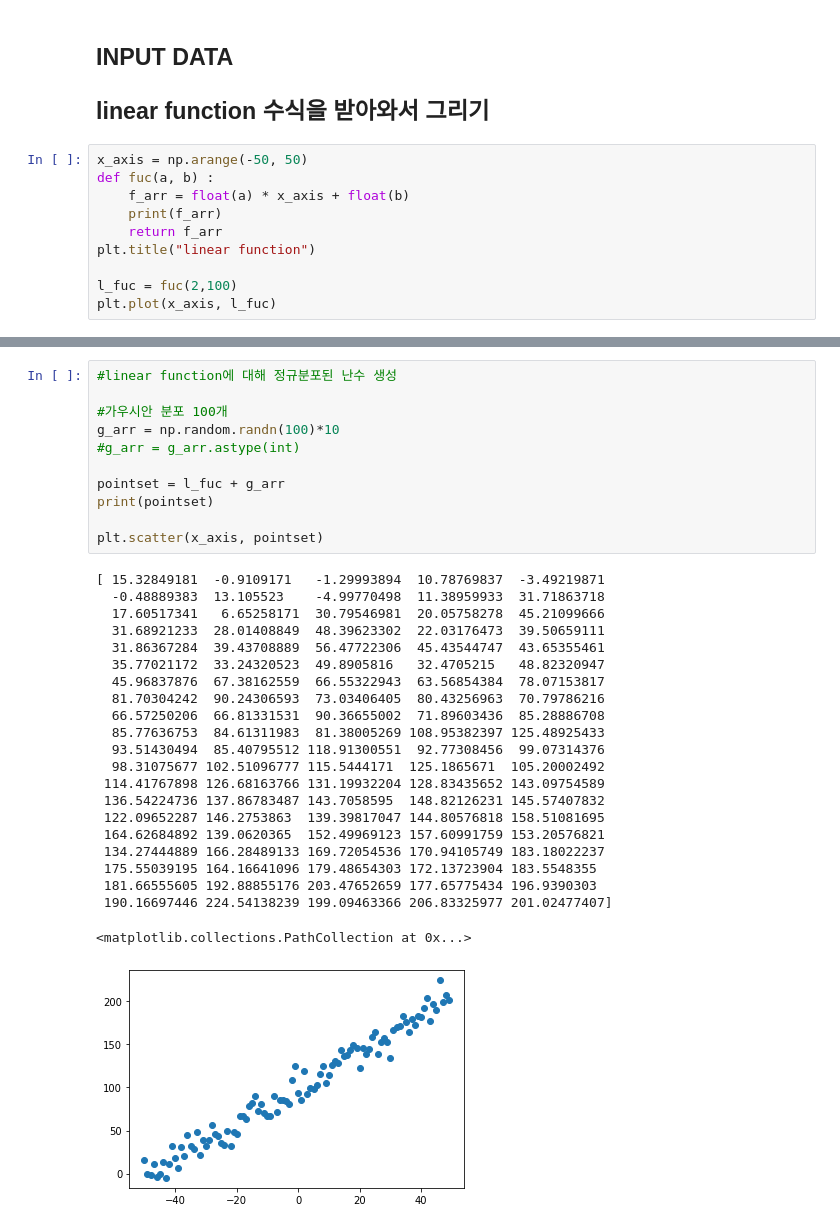
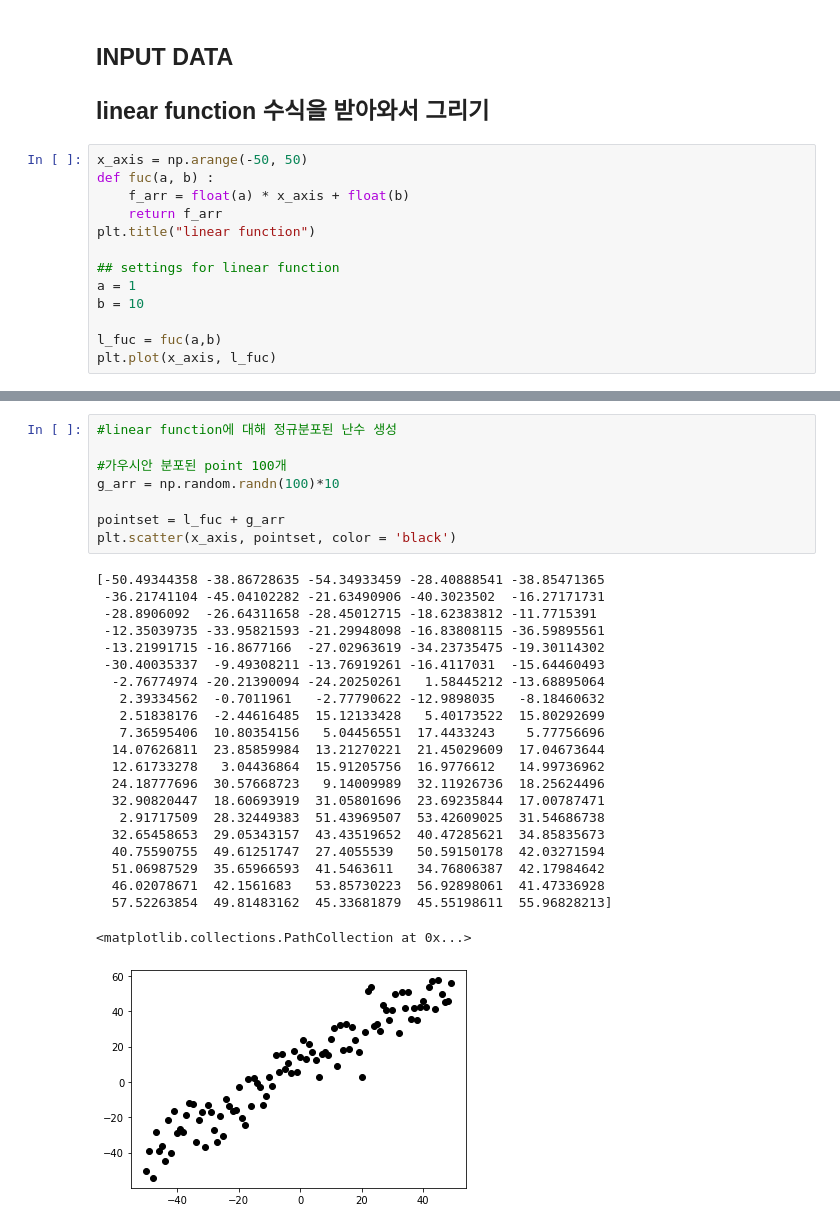
Before and after one commit to pithesun/machine_learning_cl, a Jupyter notebook: GD4linearReg.ipynb, the cells around one changed output, grey strips where cells are left out. Drawn from its saved outputs; the diff is of its cells as text.

Commit message:
change the colors of graphs and add output graph

```diff
--- a/GD4linearReg.ipynb
+++ b/GD4linearReg.ipynb
@@ -9,10 +9,13 @@ import matplotlib.pyplot as plt
 x_axis = np.arange(-50, 50)
 def fuc(a, b) :
     f_arr = float(a) * x_axis + float(b)
-    print(f_arr)
     return f_arr
 plt.title("linear function")
 
-l_fuc = fuc(2,100)
+## settings for linear function
+a = 1
+b = 10
+
+l_fuc = fuc(a,b)
 plt.plot(x_axis, l_fuc)
 # %% [output]
@@ -29,37 +32,34 @@ plt.plot(x_axis, l_fuc)
 # %%
 #linear function에 대해 정규분포된 난수 생성
 
-#가우시안 분포 100개
+#가우시안 분포된 point 100개
 g_arr = np.random.randn(100)*10
-#g_arr = g_arr.astype(int)
 
 pointset = l_fuc + g_arr
-print(pointset)
-
-plt.scatter(x_axis, pointset)
+plt.scatter(x_axis, pointset, color = 'black')
 # %% [output]
-[ 15.32849181  -0.9109171   -1.29993894  10.78769837  -3.49219871
-  -0.48889383  13.105523    -4.99770498  11.38959933  31.71863718
-  17.60517341   6.65258171  30.79546981  20.05758278  45.21099666
-  31.68921233  28.01408849  48.39623302  22.03176473  39.50659111
-  31.86367284  39.43708889  56.47722306  45.43544747  43.65355461
-  35.77021172  33.24320523  49.8905816   32.4705215   48.82320947
-  45.96837876  67.38162559  66.55322943  63.56854384  78.07153817
-  81.70304242  90.24306593  73.03406405  80.43256963  70.79786216
-  66.57250206  66.81331531  90.36655002  71.89603436  85.28886708
-  85.77636753  84.61311983  81.38005269 108.95382397 125.48925433
-  93.51430494  85.40795512 118.91300551  92.77308456  99.07314376
-  98.31075677 102.51096777 115.5444171  125.1865671  105.20002492
- 114.41767898 126.68163766 131.19932204 128.83435652 143.09754589
- 136.54224736 137.86783487 143.7058595  148.82126231 145.57407832
- 122.09652287 146.2753863  139.39817047 144.80576818 158.51081695
- 164.62684892 139.0620365  152.49969123 157.60991759 153.20576821
- 134.27444889 166.28489133 169.72054536 170.94105749 183.18022237
- 175.55039195 164.16641096 179.48654303 172.13723904 183.5548355
- 181.66555605 192.88855176 203.47652659 177.65775434 196.9390303
- 190.16697446 224.54138239 199.09463366 206.83325977 201.02477407]
+[-50.49344358 -38.86728635 -54.34933459 -28.40888541 -38.85471365
+ -36.21741104 -45.04102282 -21.63490906 -40.3023502  -16.27171731
+ -28.8906092  -26.64311658 -28.45012715 -18.62383812 -11.7715391
+ -12.35039735 -33.95821593 -21.29948098 -16.83808115 -36.59895561
+ -13.21991715 -16.8677166  -27.02963619 -34.23735475 -19.30114302
+ -30.40035337  -9.49308211 -13.76919261 -16.4117031  -15.64460493
+  -2.76774974 -20.21390094 -24.20250261   1.58445212 -13.68895064
+   2.39334562  -0.7011961   -2.77790622 -12.9898035   -8.18460632
+   2.51838176  -2.44616485  15.12133428   5.40173522  15.80292699
+   7.36595406  10.80354156   5.04456551  17.4433243    5.77756696
+  14.07626811  23.85859984  13.21270221  21.45029609  17.04673644
+  12.61733278   3.04436864  15.91205756  16.9776612   14.99736962
+  24.18777696  30.57668723   9.14009989  32.11926736  18.25624496
+  32.90820447  18.60693919  31.05801696  23.69235844  17.00787471
+   2.91717509  28.32449383  51.43969507  53.42609025  31.54686738
+  32.65458653  29.05343157  43.43519652  40.47285621  34.85835673
+  40.75590755  49.61251747  27.4055539   50.59150178  42.03271594
+  51.06987529  35.65966593  41.5463611   34.76806387  42.17984642
+  46.02078671  42.1561683   53.85730223  56.92898061  41.47336928
+  57.52263854  49.81483162  45.33681879  45.55198611  55.96828213]
 <matplotlib.collections.PathCollection at 0x...>
-[figure, old version]
+[figure, new version]
 # %% [markdown]
 ## Gradient Descent for linear regression
 
```
Also changed, not shown: parts of 7 cells of this notebook.
